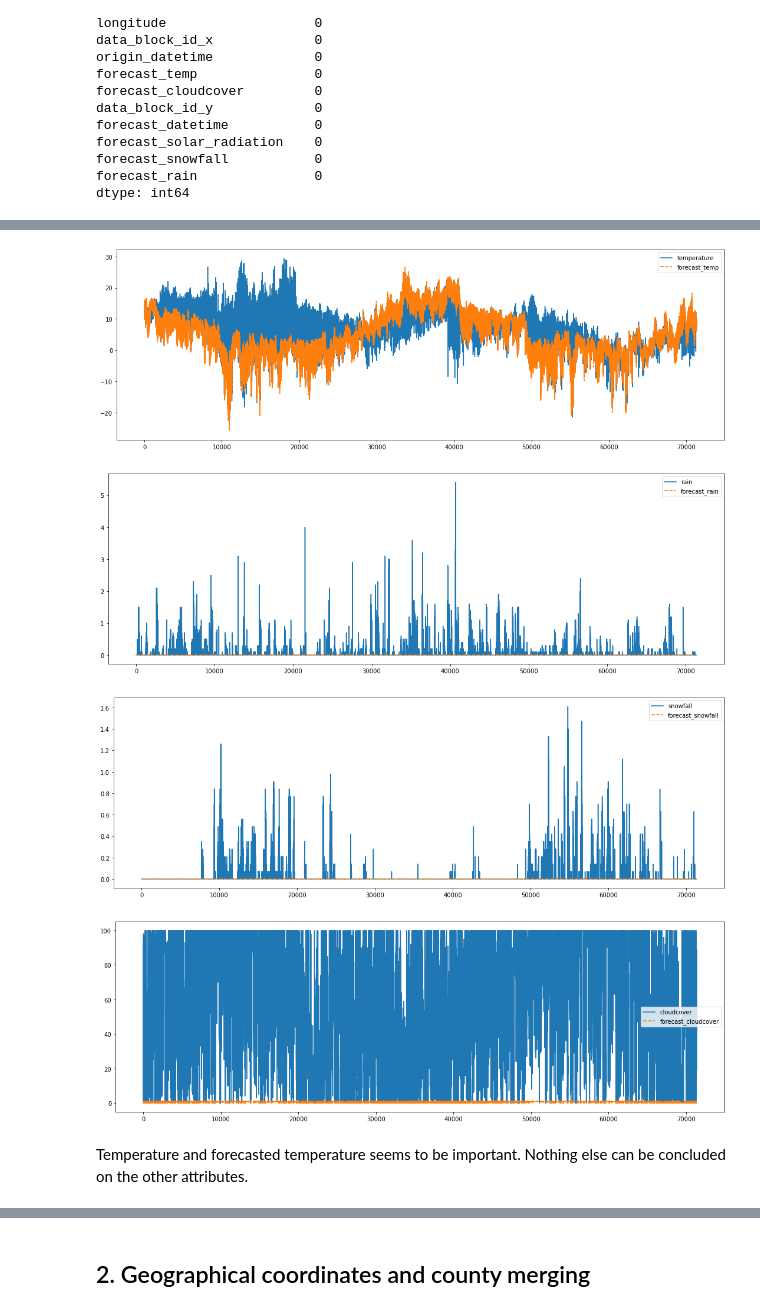
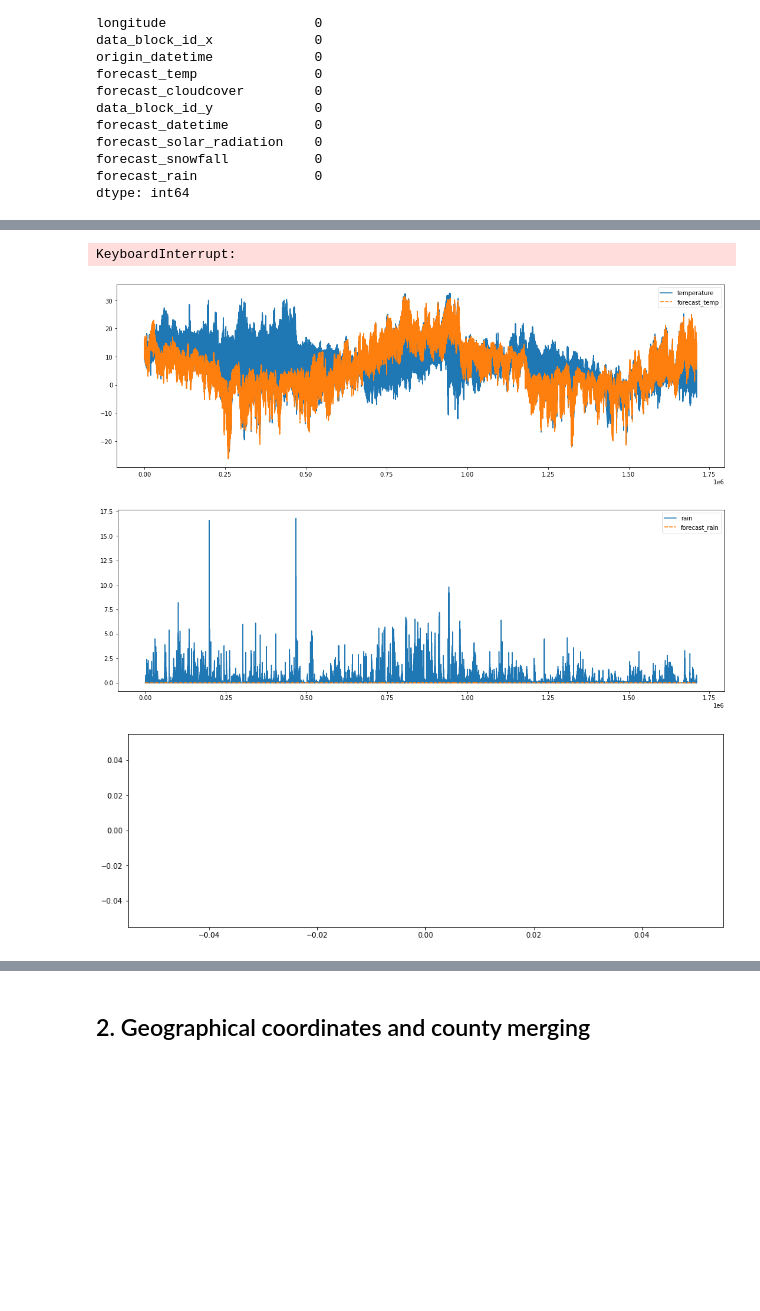
Before and after one commit to Himanshu1948/Enefit, a Jupyter notebook: notebooks/EDA.ipynb, the cells around one changed output, grey strips where cells are left out. Saved outputs shown, nothing was run; the diff lists cells and outputs as text; code cells hidden in the pictures; blank space fills up the shorter version.

```diff
--- a/notebooks/EDA.ipynb
+++ b/notebooks/EDA.ipynb
@@ -580,20 +578,23 @@ def weather_plots(df, x, y):
 # %%
-# forecast weather and actual weather plots
-c1 = ['temperature','rain','snowfall','cloudcover', 'direct_solar_radiation']
-c2 = ['forecast_temp','forecast_rain','forecast_snowfall','forecast_cloudcover', 'forecast_solar_radiation']
+# !!!! SEEMS TO BE A PROBLEM WITH THIS SPECIFIC CELL AND HENCE CANNOT VISUALIZE !!!!
+# MAYBE THIS IS DUE TO VERY LARGE SIZE OF THE DATA
 
-# fig, axs = plt.subplots(1, 1, figsize=(15, 5))
 
-# _ = sns.lineplot(data = weather[['datetime', c1[0], c2[0]]])
 
-# _ = fig.tight_layout()
+# # forecast weather and actual weather plots
+# c1 = ['temperature','rain','snowfall','cloudcover', 'direct_solar_radiation']
+# c2 = ['forecast_temp','forecast_rain','forecast_snowfall','forecast_cloudcover', 'forecast_solar_radiation']
 
-for i in range(0, 4):
-    weather_plots(weather, c1[i], c2[i])
+# # fig, axs = plt.subplots(1, 1, figsize=(15, 5))
+
+# # _ = sns.lineplot(data = weather[['datetime', c1[0], c2[0]]])
+
+# # _ = fig.tight_layout()
+
+# for i in range(0, 4):
+#     weather_plots(weather, c1[i], c2[i])
 # %% [output]
+KeyboardInterrupt:
-[figure, old version]
+[figure, new version]
-[figure, old version]
+[figure, new version]
-[figure, old version]
+[figure, new version]
-[figure, removed]
-# %% [markdown]
-Temperature and forecasted temperature seems to be important. Nothing else can be concluded on the other attributes.
```
Also changed, not shown: parts of 66 cells of this notebook, 1 other file.
